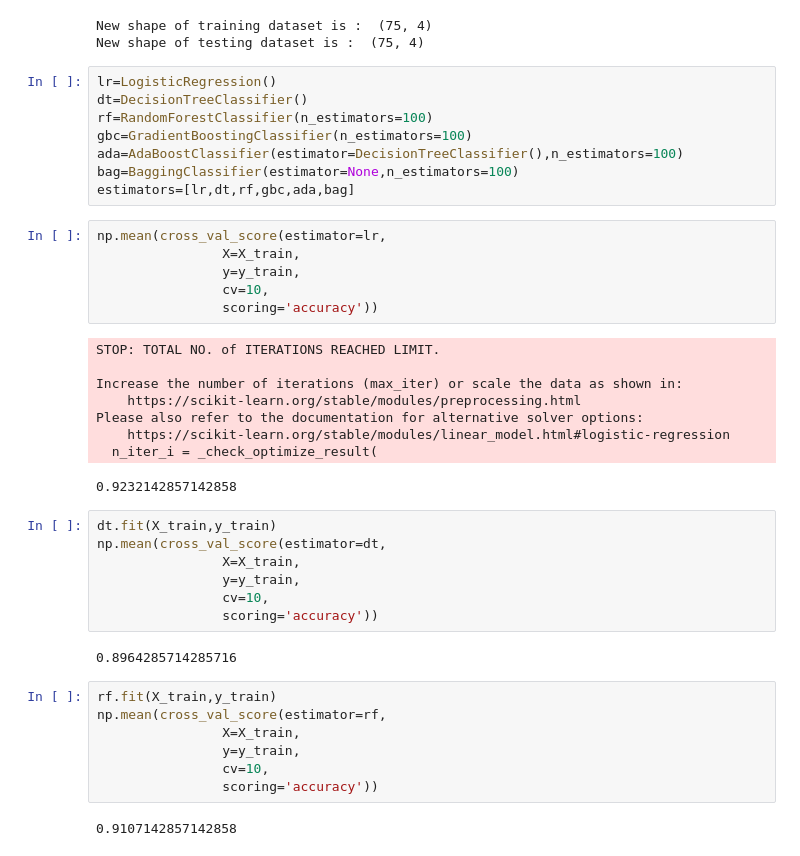
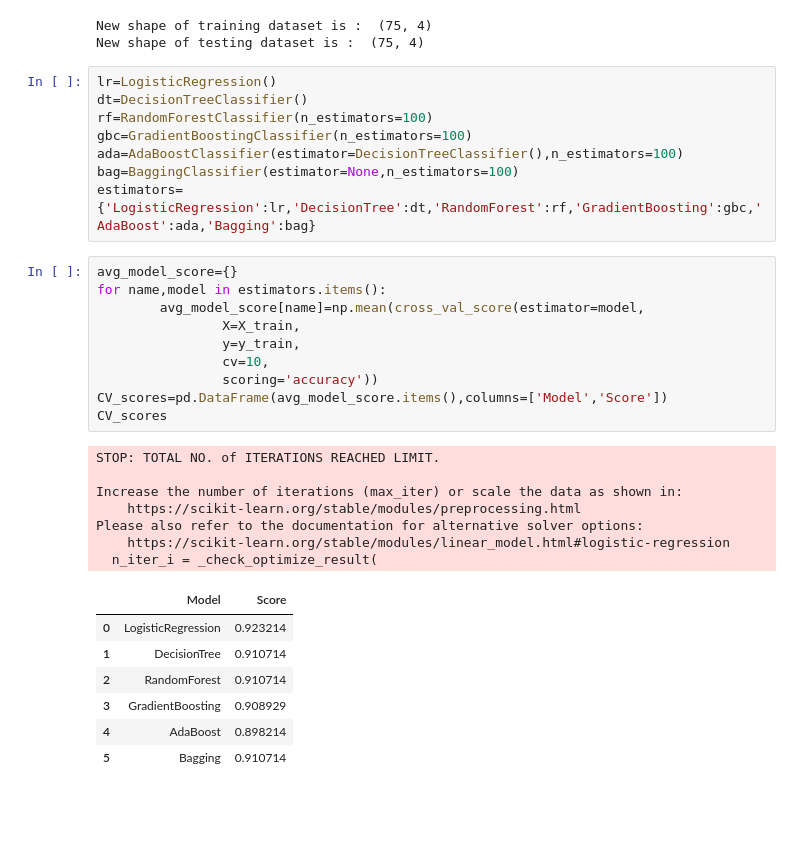
Before and after one commit to Kirat6098/PracRepo, a Jupyter notebook: Logistic_regression/logis.ipynb, the cells around one changed output. Drawn from its saved outputs; the diff is of its cells as text; blank space fills up the shorter version.

```diff
--- a/Logistic_regression/logis.ipynb
+++ b/Logistic_regression/logis.ipynb
@@ -117,37 +117,29 @@ rf=RandomForestClassifier(n_estimators=100)
 gbc=GradientBoostingClassifier(n_estimators=100)
 ada=AdaBoostClassifier(estimator=DecisionTreeClassifier(),n_estimators=100)
 bag=BaggingClassifier(estimator=None,n_estimators=100)
-estimators=[lr,dt,rf,gbc,ada,bag]
+estimators={'LogisticRegression':lr,'DecisionTree':dt,'RandomForest':rf,'GradientBoosting':gbc,'AdaBoost':ada,'Bagging':bag}
 # %%
-np.mean(cross_val_score(estimator=lr,
+avg_model_score={}
+for name,model in estimators.items():
+        avg_model_score[name]=np.mean(cross_val_score(estimator=model,
                 X=X_train,
                 y=y_train,
                 cv=10,
                 scoring='accuracy'))
+CV_scores=pd.DataFrame(avg_model_score.items(),columns=['Model','Score'])
+CV_scores
 # %% [output]
 STOP: TOTAL NO. of ITERATIONS REACHED LIMIT.
 
 Increase the number of iterations (max_iter) or scale the data as shown in:
     https://scikit-learn.org/stable/modules/preprocessing.html
 Please also refer to the documentation for alternative solver options:
     https://scikit-learn.org/stable/modules/linear_model.html#logistic-regression
   n_iter_i = _check_optimize_result(
-0.9232142857142858
+|  | Model | Score |
+| 0 | LogisticRegression | 0.923214 |
+| 1 | DecisionTree | 0.910714 |
+| 2 | RandomForest | 0.910714 |
+| 3 | GradientBoosting | 0.908929 |
+| 4 | AdaBoost | 0.898214 |
+| 5 | Bagging | 0.910714 |
-# %%
-dt.fit(X_train,y_train)
-np.mean(cross_val_score(estimator=dt,
-                X=X_train,
-                y=y_train,
-                cv=10,
-                scoring='accuracy'))
-# %% [output]
-0.8964285714285716
-# %%
-rf.fit(X_train,y_train)
-np.mean(cross_val_score(estimator=rf,
-                X=X_train,
-                y=y_train,
-                cv=10,
-                scoring='accuracy'))
-# %% [output]
-0.9107142857142858
```
Also changed, not shown: parts of 11 cells of this notebook.
